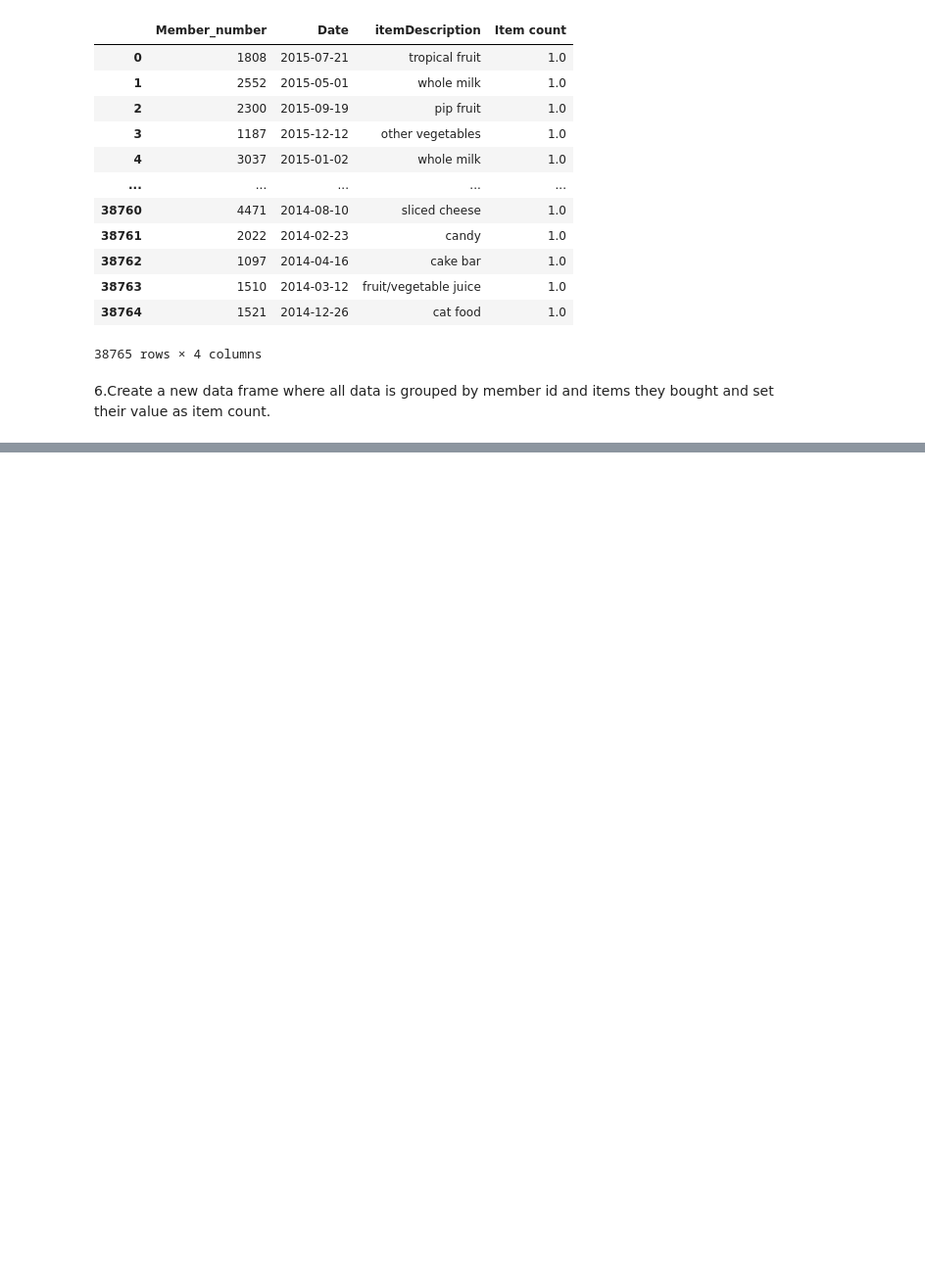
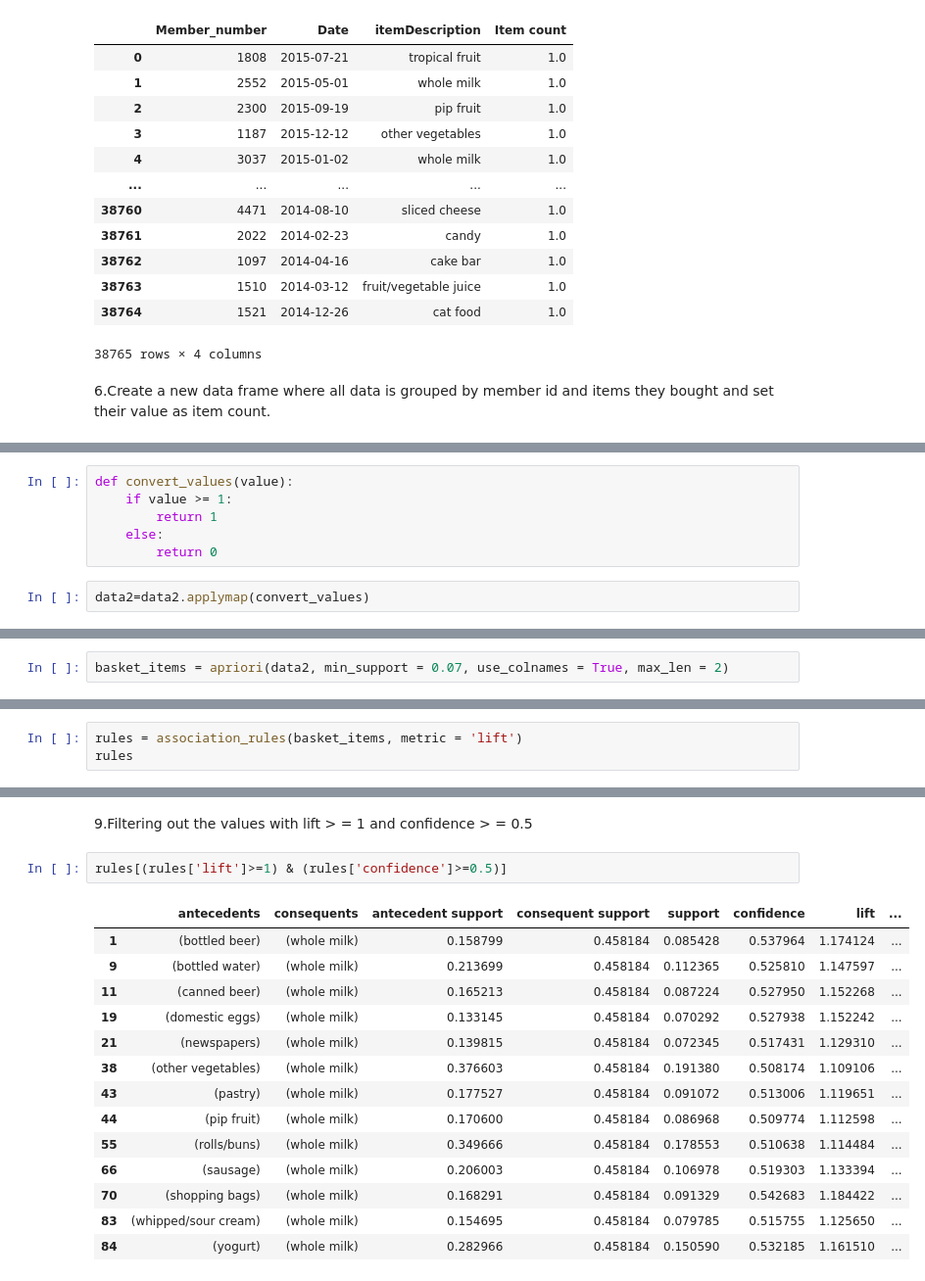
Before and after one commit to Shivam-Shane/Learnerhub, a Jupyter notebook: IPYTHON/Assignment 5.question 4.ipynb, the cells around one changed output, grey strips where cells are left out. Shown at 98% size. Saved outputs shown, nothing was run; the diff lists cells and outputs as text; blank space fills up the shorter version.

```diff
--- a/IPYTHON/Assignment 5.question 4.ipynb
+++ b/IPYTHON/Assignment 5.question 4.ipynb
@@ -134,3 +134,11 @@ basket
 | 4999 | 0.0 | 0.0 | 0.0 | 0.0 | 0.0 | 0.0 | ... |
 | 5000 | 0.0 | 0.0 | 0.0 | 0.0 | 0.0 | 0.0 | ... |
 3898 rows × 167 columns
+# %%
+def convert_values(value):
+    if value >= 1:
+        return 1
+    else:
+        return 0
+# %%
+data2=data2.applymap(convert_values)
@@ -136,0 +149,2 @@ basket
+# %%
+basket_items = apriori(data2, min_support = 0.07, use_colnames = True, max_len = 2)
@@ -136,0 +169,3 @@ basket
+# %%
+rules = association_rules(basket_items, metric = 'lift')
+rules
@@ -136,0 +186,19 @@ basket
+# %% [markdown]
+9.Filtering out the values with lift > = 1 and confidence > = 0.5
+# %%
+rules[(rules['lift']>=1) & (rules['confidence']>=0.5)]
+# %% [output]
+|  | antecedents | consequents | antecedent support | consequent support | support | confidence | lift | ... |
+| 1 | (bottled beer) | (whole milk) | 0.158799 | 0.458184 | 0.085428 | 0.537964 | 1.174124 | ... |
+| 9 | (bottled water) | (whole milk) | 0.213699 | 0.458184 | 0.112365 | 0.525810 | 1.147597 | ... |
+| 11 | (canned beer) | (whole milk) | 0.165213 | 0.458184 | 0.087224 | 0.527950 | 1.152268 | ... |
+| 19 | (domestic eggs) | (whole milk) | 0.133145 | 0.458184 | 0.070292 | 0.527938 | 1.152242 | ... |
+| 21 | (newspapers) | (whole milk) | 0.139815 | 0.458184 | 0.072345 | 0.517431 | 1.129310 | ... |
+| 38 | (other vegetables) | (whole milk) | 0.376603 | 0.458184 | 0.191380 | 0.508174 | 1.109106 | ... |
+| 43 | (pastry) | (whole milk) | 0.177527 | 0.458184 | 0.091072 | 0.513006 | 1.119651 | ... |
+| 44 | (pip fruit) | (whole milk) | 0.170600 | 0.458184 | 0.086968 | 0.509774 | 1.112598 | ... |
+| 55 | (rolls/buns) | (whole milk) | 0.349666 | 0.458184 | 0.178553 | 0.510638 | 1.114484 | ... |
+| 66 | (sausage) | (whole milk) | 0.206003 | 0.458184 | 0.106978 | 0.519303 | 1.133394 | ... |
+| 70 | (shopping bags) | (whole milk) | 0.168291 | 0.458184 | 0.091329 | 0.542683 | 1.184422 | ... |
+| 83 | (whipped/sour cream) | (whole milk) | 0.154695 | 0.458184 | 0.079785 | 0.515755 | 1.125650 | ... |
+| 84 | (yogurt) | (whole milk) | 0.282966 | 0.458184 | 0.150590 | 0.532185 | 1.161510 | ... |
```
Also changed, not shown: parts of 6 cells of this notebook.
